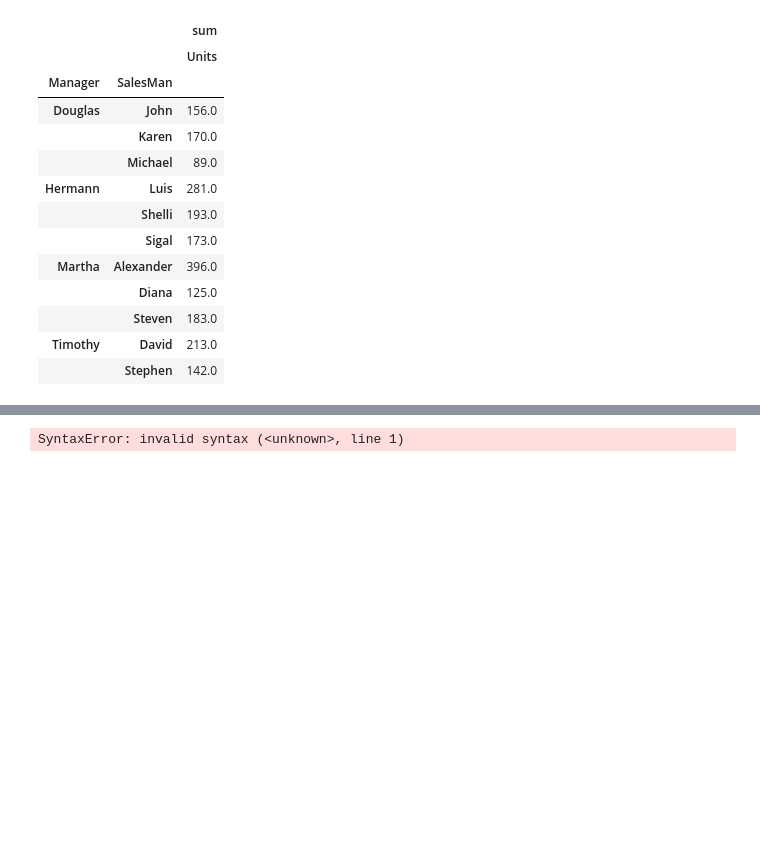
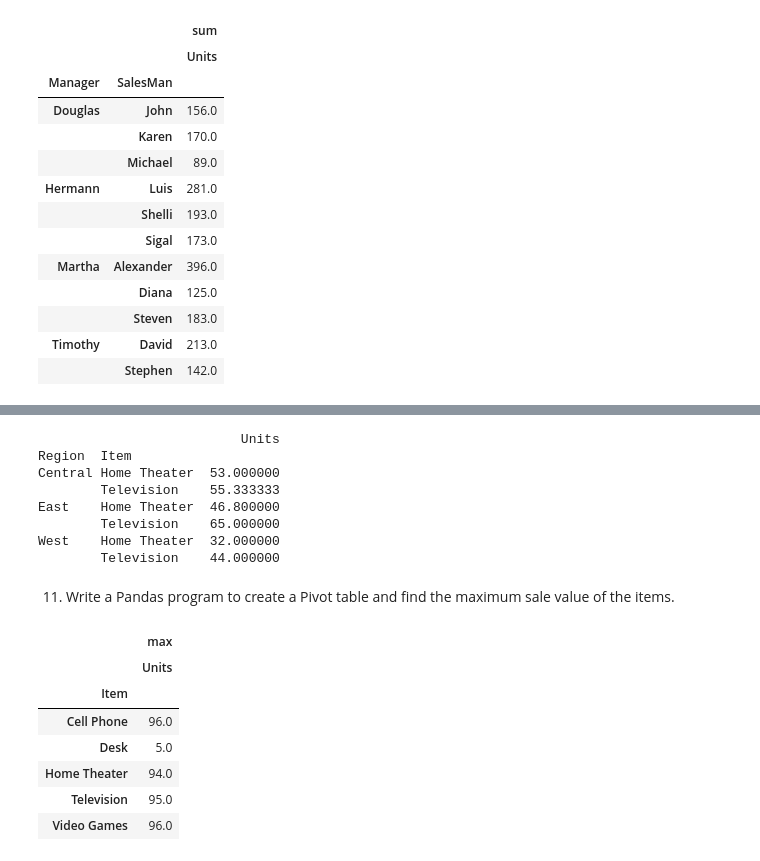
Before and after one commit to Max-akash/pydatabase, a Jupyter notebook: pivot_table practice.ipynb, the cells around one changed output, grey strips where cells are left out. Saved outputs shown, nothing was run; the diff lists cells and outputs as text; code cells hidden in the pictures; blank space fills up the shorter version.

```diff
--- a/pivot_table practice.ipynb
+++ b/pivot_table practice.ipynb
@@ -187,5 +177,12 @@ Central Douglas John            NaN        67.0         NaN      NaN
 # %%
 Television =pd.pivot_table(df,index=['Region','Item'],values='Units')
-print(Television.query('Item == ["Television",Home Theater"]'))
+print(Television.query('Item ==["Television","Home Theater"]'))
 # %% [output]
-SyntaxError: invalid syntax (<unknown>, line 1)
+                          Units
+Region  Item
+Central Home Theater  53.000000
+        Television    55.333333
+East    Home Theater  46.800000
+        Television    65.000000
+West    Home Theater  32.000000
+        Television    44.000000
@@ -197,0 +189,15 @@ SyntaxError: invalid syntax (<unknown>, line 1)
+# %% [markdown]
+11. Write a Pandas program to create a Pivot table and find the maximum sale value of the items.
+# %%
+max =pd.pivot_table(df,index=['Item'],values=['Units'],aggfunc=['max'])
+
+max
+# %% [output]
+|  | max |
+|  | Units |
+| Item |  |
+| Cell Phone | 96.0 |
+| Desk | 5.0 |
+| Home Theater | 94.0 |
+| Television | 95.0 |
+| Video Games | 96.0 |
```
Also changed, not shown: parts of 13 cells of this notebook.
